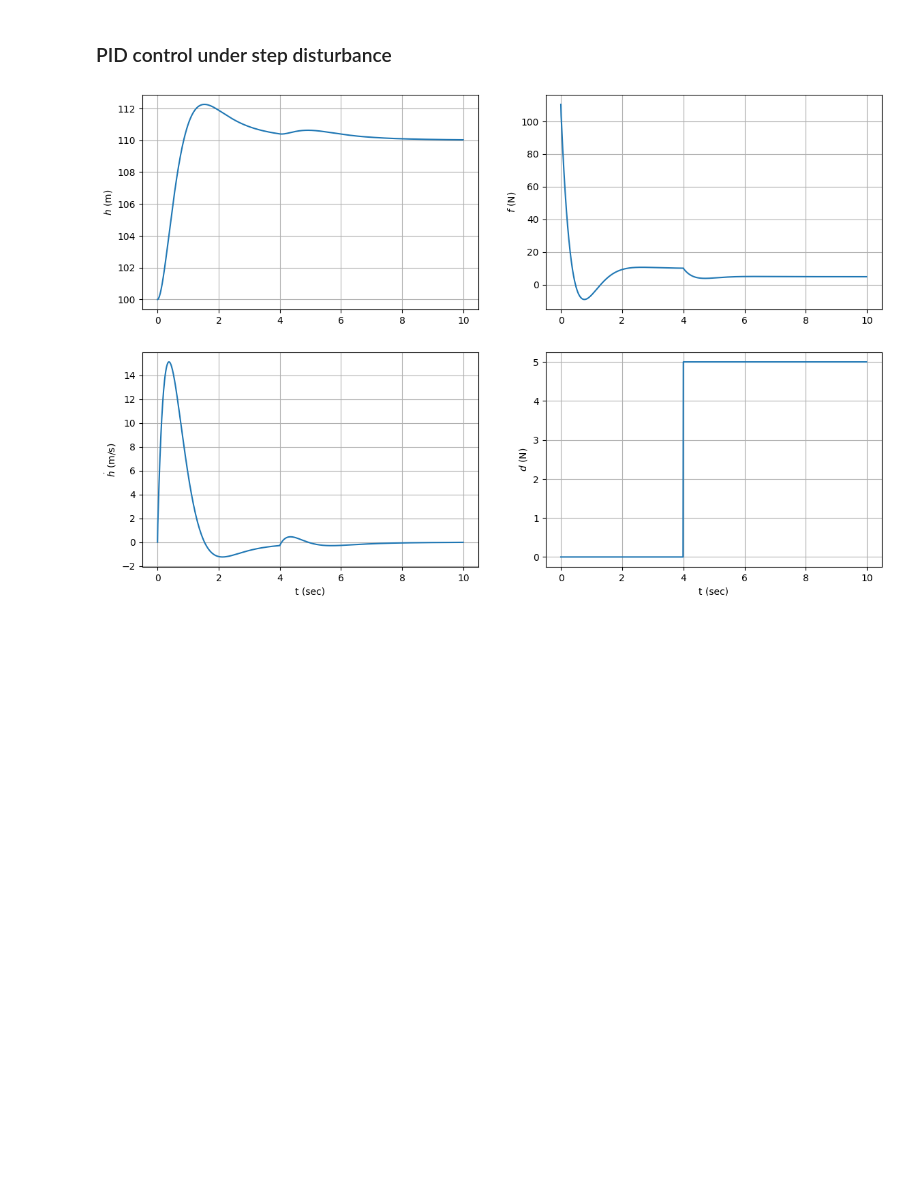
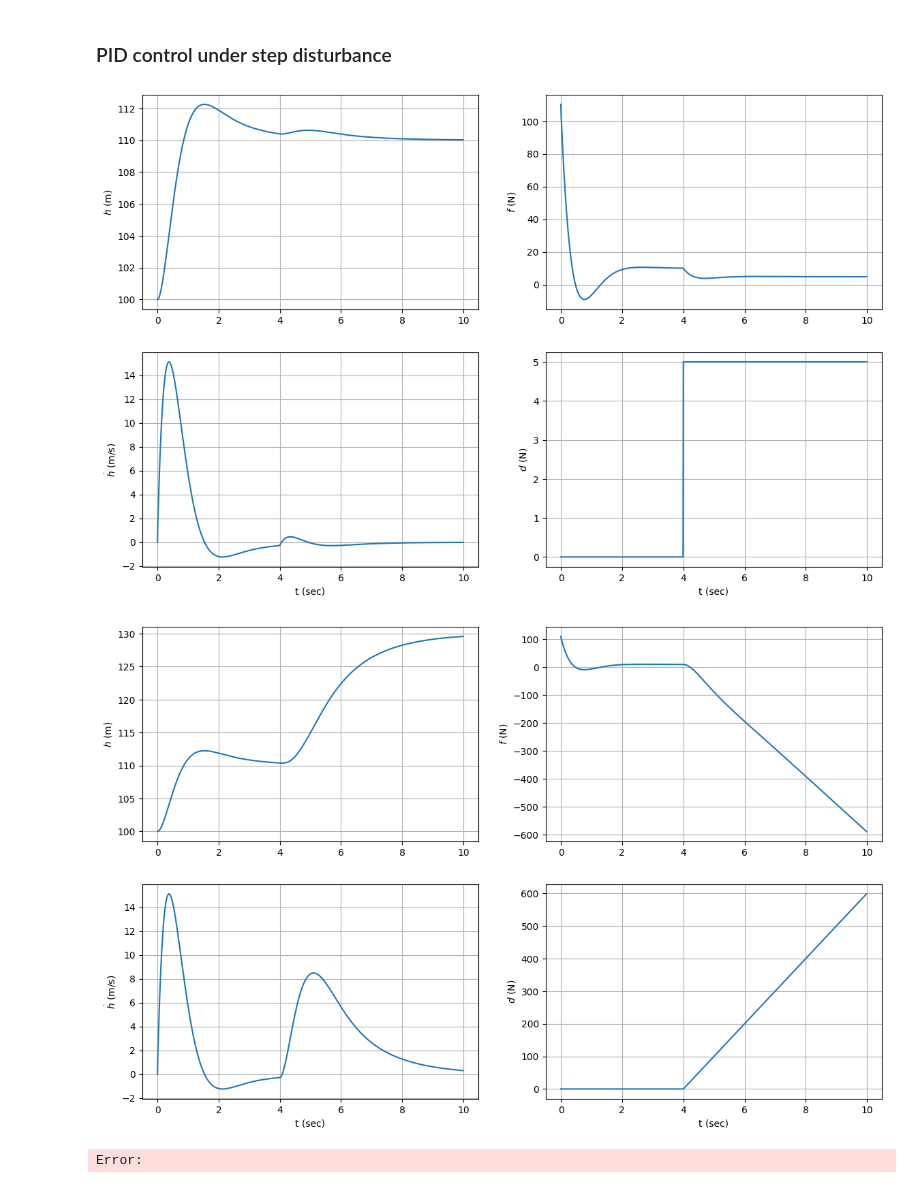
Before and after one commit to Donghoon-Y/inha, a Jupyter notebook: ase3093/feedback.ipynb, the cells around one changed output. Saved outputs shown, nothing was run; the diff lists cells and outputs as text; code cells hidden in the pictures; blank space fills up the shorter version.

```diff
--- a/ase3093/feedback.ipynb
+++ b/ase3093/feedback.ipynb
@@ -287,3 +287,61 @@ plt.grid()
 plt.show()
 # %% [output]
 [figure]
+# %%
+x0 = np.array([h0,v0])
+u0 = 0
+X = np.zeros((2,n))
+U = u0*np.ones(n-1)
+D = np.zeros(n-1)
+X[:,0] = x0
+
+t = np.arange(0, tf, dt)
+for i in range(1, len(D)-400):
+   D[400+i:] = i
+
+Xdot_p = 0
+hdot = 0
+ei = 0
+
+for k in range(n-1):
+    h,v = X[:,k]
+    #################################
+    # controller
+    hc = 110
+    e = h - hc
+    ei += e
+    f = 9.8 -10*e -5*v -0.05*ei
+    #################################
+    d = D[k]
+    U[k] = f
+    hdot = v
+    vdot = -g + f/m + d/m
+    Xdot = np.array([hdot,vdot])
+    X[:,k+1] = X[:,k] + 0.5*(3*Xdot-Xdot_p)*dt
+    Xdot_p = Xdot
+    if h<=0:
+      break
+
+plt.figure(figsize=(14,9), dpi=100)
+plt.subplot(221)
+plt.plot(t,X[0,:])
+plt.ylabel(r'$h$ (m)')
+plt.grid()
+plt.subplot(223)
+plt.plot(t,X[1,:])
+plt.xlabel('t (sec)')
+plt.ylabel(r'$\dot{h}$ (m/s)')
+plt.grid()
+plt.subplot(222)
+plt.plot(t[:-1],U)
+plt.ylabel(r'$f$ (N)')
+plt.grid()
+plt.subplot(224)
+plt.plot(t[:-1],D)
+plt.xlabel('t (sec)')
+plt.ylabel(r'$d$ (N)')
+plt.grid()
+plt.show()
+# %% [output]
+[figure, added]
+Error:
```
Also changed, not shown: 7 other files.
